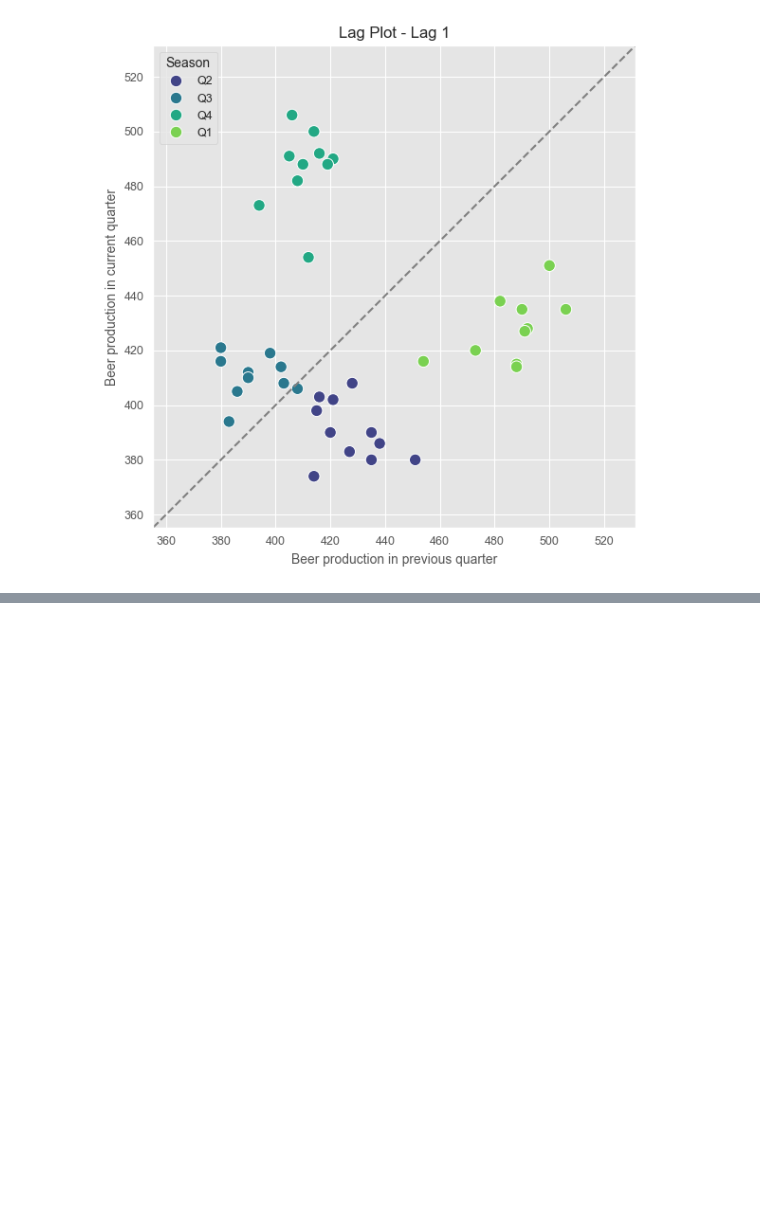
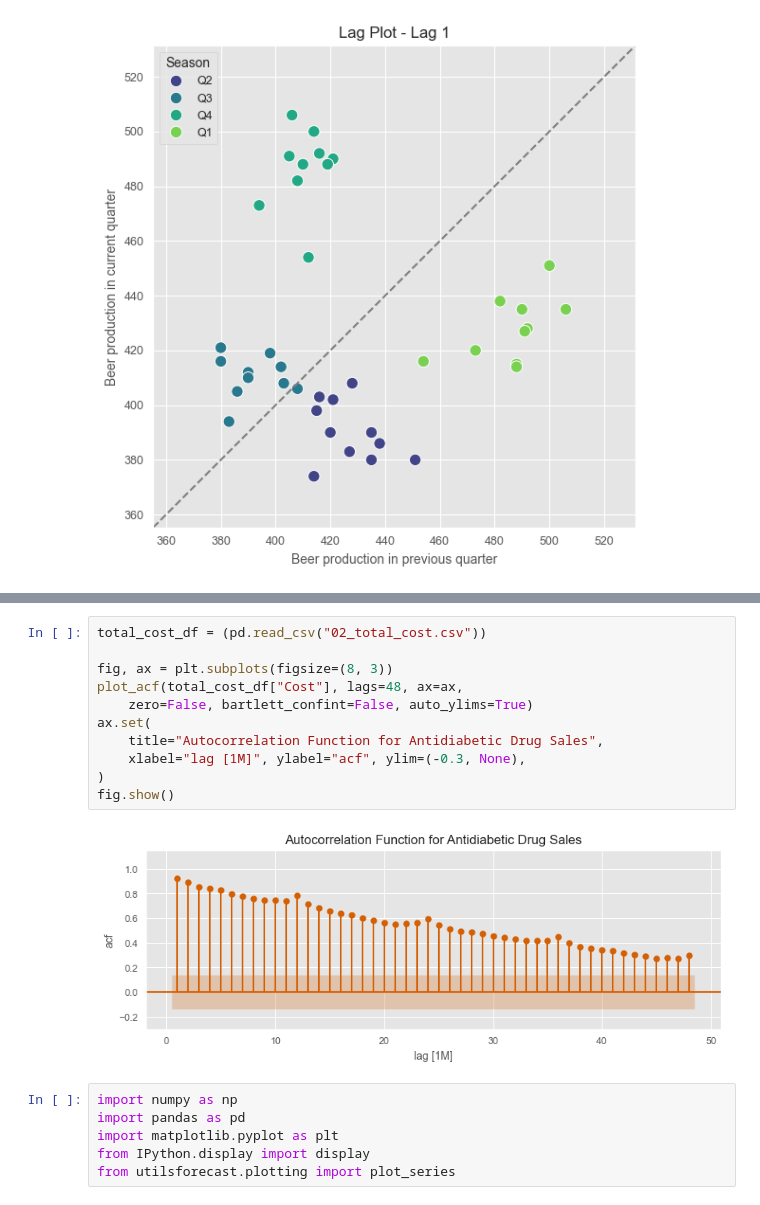
Before and after one commit to JulioGar23/TSF-MCC-Itcg, a Jupyter notebook: Class_Scripts/tsf_tsfeatures03.ipynb, the cells around one changed output, grey strips where cells are left out. Saved outputs shown, nothing was run; the diff lists cells and outputs as text; blank space fills up the shorter version.

```diff
--- a/Class_Scripts/tsf_tsfeatures03.ipynb
+++ b/Class_Scripts/tsf_tsfeatures03.ipynb
@@ -403,0 +506,19 @@ plt.show()
+# %%
+total_cost_df = (pd.read_csv("02_total_cost.csv"))
+
+fig, ax = plt.subplots(figsize=(8, 3))
+plot_acf(total_cost_df["Cost"], lags=48, ax=ax,
+    zero=False, bartlett_confint=False, auto_ylims=True)
+ax.set(
+    title="Autocorrelation Function for Antidiabetic Drug Sales",
+    xlabel="lag [1M]", ylabel="acf", ylim=(-0.3, None),
+)
+fig.show()
+# %% [output]
+[figure, added]
+# %%
+import numpy as np
+import pandas as pd
+import matplotlib.pyplot as plt
+from IPython.display import display
+from utilsforecast.plotting import plot_series
```
Also changed, not shown: parts of 11 cells of this notebook, 2 other files.
